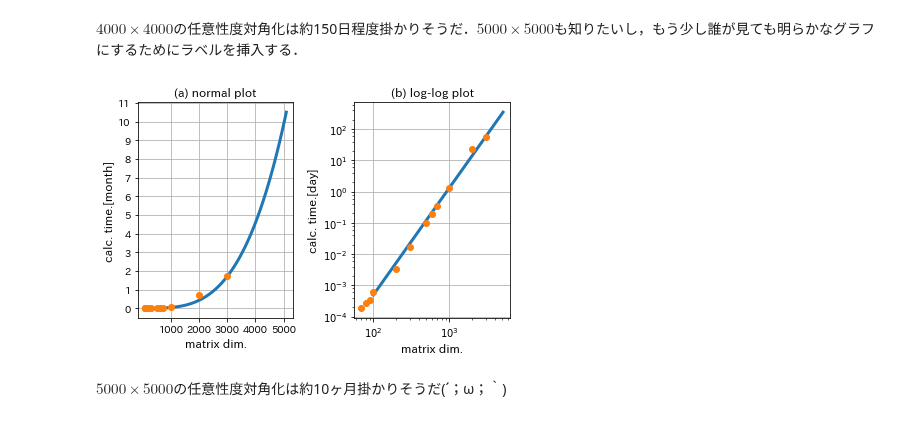
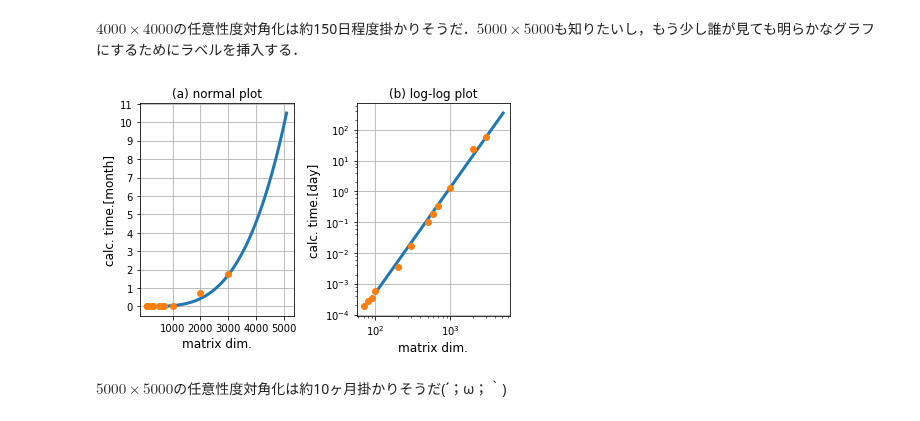
Before and after one commit to hanada-yasutaka/private-notes, a Jupyter notebook: pythonstep/step3.ipynb, the cells around one changed output. Saved outputs shown, nothing was run; the diff lists cells and outputs as text; code cells hidden in the pictures.

```diff
--- a/pythonstep/step3.ipynb
+++ b/pythonstep/step3.ipynb
@@ -281,32 +281,30 @@ $4000\times4000$の任意性度対角化は約150日程度掛かりそうだ．$
 # %%
 fit_x = np.linspace(100,5100,100)
 fit_y = fit_x**coeff[0] * np.exp(coeff[1])
 fig, axs = plt.subplots(1,2)
 for ax in axs:
     ax.plot(fit_x, fit_y/24/3600,"-",lw=3)
     ax.plot(x,y/24/3600,"o")
     ax.grid()
     ax.set_xlabel("matrix dim.")
-
-plt.rcParams['font.family'] = 'IPAPGothic' #全体のフォントを設定
 
 axs[0].set_title("(a) normal plot")
 axs[0].set_ylabel("calc. time.[month]")
 axs[0].set_xticks([1000,2000,3000,4000,5000])
 month = np.linspace(0, 365, 12)
 axs[0].set_yticks(month)
 month_label = [r"%d" % n for n in range(12)]
 axs[0].set_yticklabels(month_label)
 
 axs[1].loglog()
 axs[1].set_title("(b) log-log plot")
 axs[1].set_ylabel("calc. time.[day]")
 
 
 
 plt.tight_layout()
 plt.show()
 # %% [output]
-[figure, old version]
+[figure, new version]
 # %% [markdown]
 $5000\times5000$の任意性度対角化は約10ヶ月掛かりそうだ(´；ω；｀)
```
